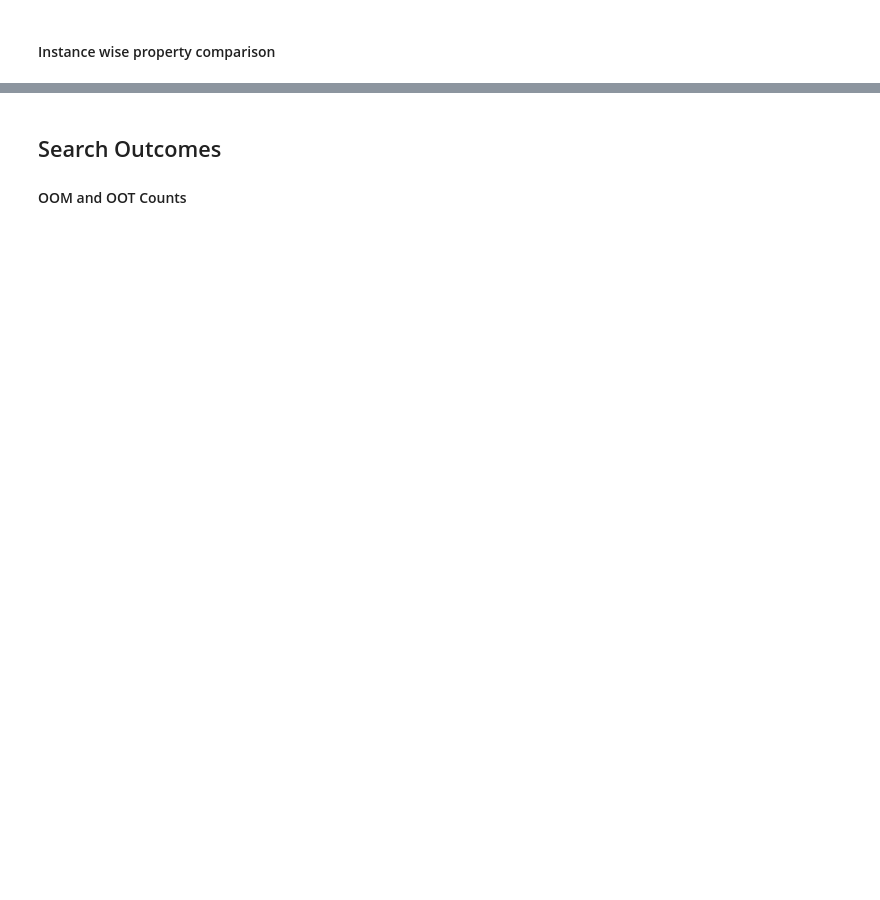
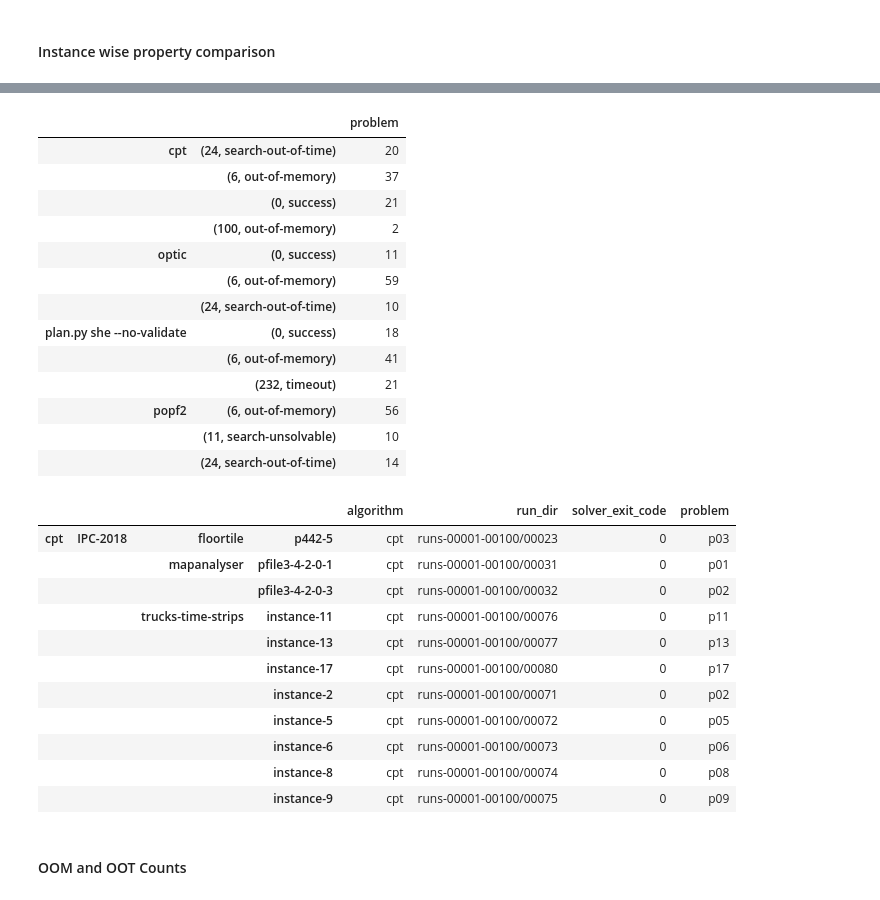
Before and after one commit to anubhav-gres/classical-domains, a Jupyter notebook: view_analyse.ipynb, the cells around one changed output, grey strips where cells are left out. Saved outputs shown, nothing was run; the diff lists cells and outputs as text; code cells hidden in the pictures; blank space fills up the shorter version.

```diff
--- a/view_analyse.ipynb
+++ b/view_analyse.ipynb
@@ -153,3 +155,81 @@ plt.scatter(x,y)
+# %%
+# Exit Codes
+
+"""
+Fast Downward exit codes and their meaning. They are documented at
+http://www.fast-downward.org/ExitCodes.
+"""
+
+import collections
+import signal
+
+def get_exit_code(signal_value):
+    return 256 - signal_value
+
+Outcome = collections.namedtuple("Outcome", ["value", "msg", "explained", "min_wins"])
+
+NEW_OUTCOMES = [
+    Outcome(0, "success", explained=True, min_wins=False),
+    Outcome(6, "out-of-memory", explained=True, min_wins=True),
+    Outcome(11, "search-unsolvable", explained=True, min_wins=False),
+    Outcome(12, "search-unsolvable-incomplete", explained=True, min_wins=None),
+    Outcome(24, "search-out-of-time", explained=True, min_wins=True),
+    Outcome(100, "out-of-memory", explained=False, min_wins=True),
+    Outcome(get_exit_code(signal.SIGKILL), "sigkill", explained=False, min_wins=True),
+    Outcome(get_exit_code(signal.SIGSEGV), "segfault", explained=False, min_wins=True),
+    Outcome(get_exit_code(signal.SIGXCPU), "timeout", explained=True, min_wins=True),
+]
+
+EXITCODE_TO_OUTCOME = {outcome.value: outcome for outcome in NEW_OUTCOMES}
+
+OUTCOMES = NEW_OUTCOMES
+
+
+def get_outcome(exitcode, use_legacy_exit_codes):
+    if use_legacy_exit_codes and exitcode in EXITCODE_TO_LEGACY_OUTCOME:
+        return EXITCODE_TO_LEGACY_OUTCOME[exitcode]
+    elif not use_legacy_exit_codes and exitcode in EXITCODE_TO_OUTCOME:
+        return EXITCODE_TO_OUTCOME[exitcode]
+    else:
+        msg = f"exitcode-{exitcode}"
+        return Outcome(exitcode, msg, explained=False, min_wins=True)
+
+
+df_errcode = df[['algorithm','solver_exit_code', 'problem']].groupby(['algorithm','solver_exit_code']).count()
+
+df_errcode.index = pd.MultiIndex.from_tuples([(x, (abs(y),get_outcome(abs(y), False).msg))
+                                              for (x,y) in df_errcode.index.values])
+display(df_errcode)
+
+# List instances with particular set of properties
+display(df[['algorithm','run_dir','solver_exit_code', 'problem']][
+    (df['algorithm']=='cpt')& (df['solver_exit_code']==0) & (df['coverage']==0)])
+# %% [output]
+|  |  | problem |
+| cpt | (24, search-out-of-time) | 20 |
+|  | (6, out-of-memory) | 37 |
+|  | (0, success) | 21 |
+|  | (100, out-of-memory) | 2 |
+| optic | (0, success) | 11 |
+|  | (6, out-of-memory) | 59 |
+|  | (24, search-out-of-time) | 10 |
+| plan.py she --no-validate | (0, success) | 18 |
+|  | (6, out-of-memory) | 41 |
+|  | (232, timeout) | 21 |
+| popf2 | (6, out-of-memory) | 56 |
+|  | (11, search-unsolvable) | 10 |
+|  | (24, search-out-of-time) | 14 |
+|  |  |  |  | algorithm | run_dir | solver_exit_code | problem |
+| cpt | IPC-2018 | floortile | p442-5 | cpt | runs-00001-00100/00023 | 0 | p03 |
+|  |  | mapanalyser | pfile3-4-2-0-1 | cpt | runs-00001-00100/00031 | 0 | p01 |
+|  |  |  | pfile3-4-2-0-3 | cpt | runs-00001-00100/00032 | 0 | p02 |
+|  |  | trucks-time-strips | instance-11 | cpt | runs-00001-00100/00076 | 0 | p11 |
+|  |  |  | instance-13 | cpt | runs-00001-00100/00077 | 0 | p13 |
+|  |  |  | instance-17 | cpt | runs-00001-00100/00080 | 0 | p17 |
+|  |  |  | instance-2 | cpt | runs-00001-00100/00071 | 0 | p02 |
+|  |  |  | instance-5 | cpt | runs-00001-00100/00072 | 0 | p05 |
+|  |  |  | instance-6 | cpt | runs-00001-00100/00073 | 0 | p06 |
+|  |  |  | instance-8 | cpt | runs-00001-00100/00074 | 0 | p08 |
+|  |  |  | instance-9 | cpt | runs-00001-00100/00075 | 0 | p09 |
 # %% [markdown]
-## Search Outcomes
 #### OOM and OOT Counts
```
Also changed, not shown: parts of 11 cells of this notebook.
